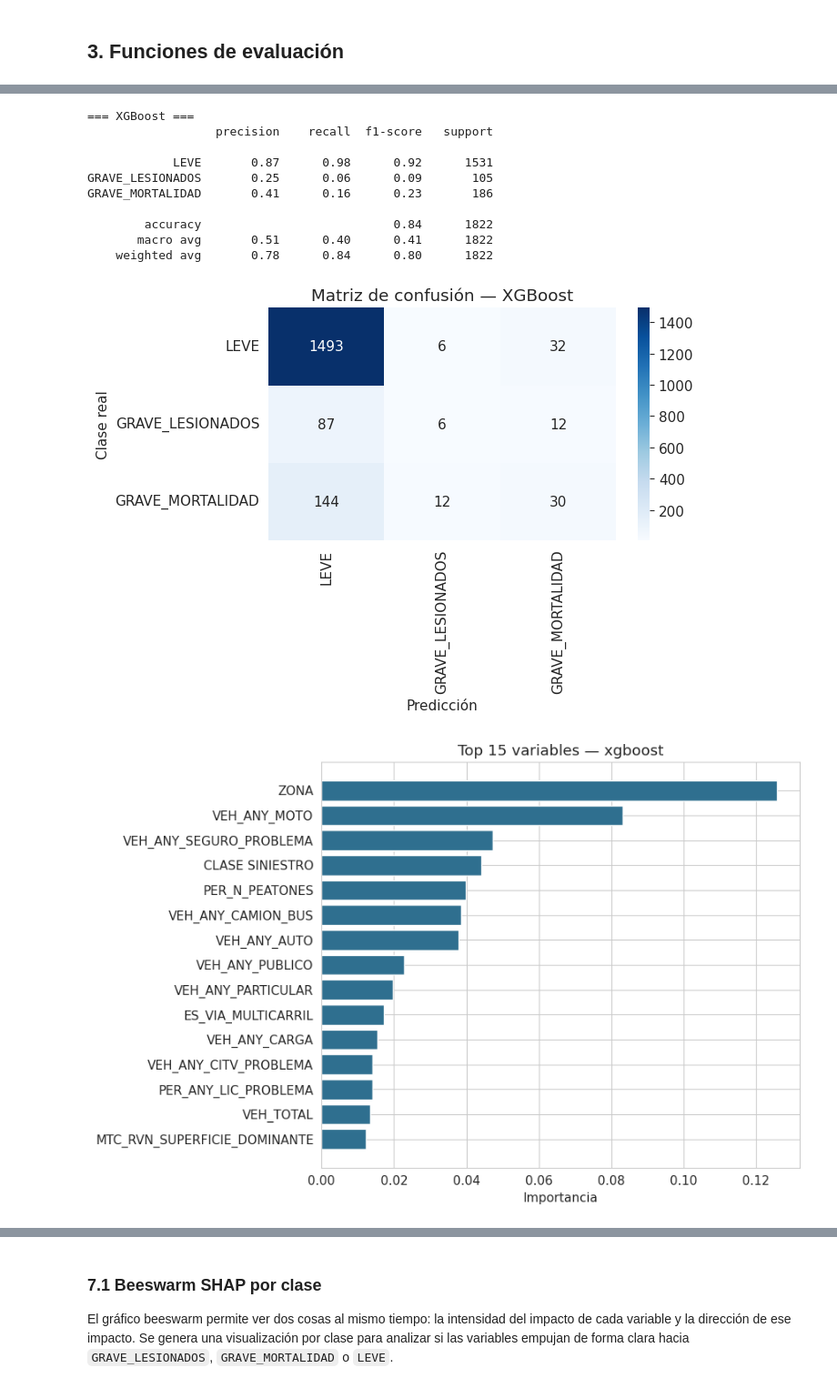
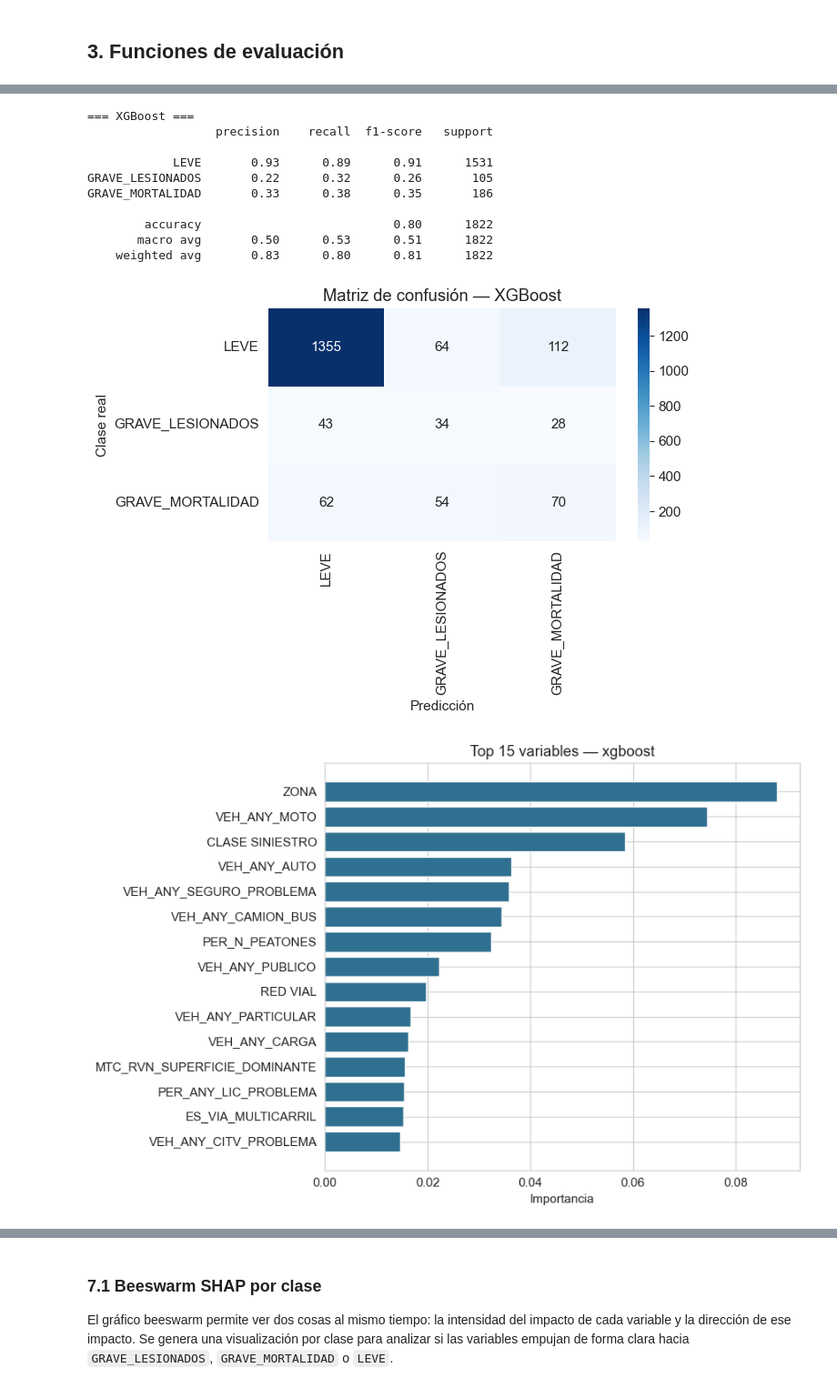
Before and after one commit to veliz-a/siniestros-fatales-peru-ml, a Jupyter notebook: notebooks/04_modelado_supervisado.ipynb, the cells around one changed output, grey strips where cells are left out. Shown at 91% size. Saved outputs shown, nothing was run; the diff lists cells and outputs as text; code cells hidden in the pictures.

```diff
--- a/notebooks/04_modelado_supervisado.ipynb
+++ b/notebooks/04_modelado_supervisado.ipynb
@@ -18,6 +18,7 @@ import numpy as np
 import pandas as pd
 import seaborn as sns
 
+from sklearn.base import clone
 from sklearn.ensemble import RandomForestClassifier
 from sklearn.metrics import (
     accuracy_score,
@@ -26,7 +27,8 @@ from sklearn.metrics import (
     precision_recall_fscore_support,
     roc_auc_score,
 )
-from sklearn.model_selection import train_test_split
+from sklearn.model_selection import GridSearchCV, RandomizedSearchCV, StratifiedKFold, train_test_split
+from sklearn.utils.class_weight import compute_sample_weight
 
 warnings.filterwarnings('ignore')
 sns.set_style('whitegrid')
@@ -47,6 +49,13 @@ except ImportError:
     SHAP_DISPONIBLE = False
     print('SHAP no está instalado. Ejecutar: pip install shap')
 
+try:
+    import optuna
+    OPTUNA_DISPONIBLE = True
+except ImportError:
+    OPTUNA_DISPONIBLE = False
+    print('Optuna no está instalado. Ejecutar: pip install optuna')
+
 ROOT = Path.cwd().resolve()
 if ROOT.name == 'notebooks':
     ROOT = ROOT.parent
@@ -248,16 +651,13 @@ def guardar_importancias(nombre_modelo, modelo, columnas):
 # %%
 rf = RandomForestClassifier(
-    n_estimators=300,
-    max_depth=None,
-    min_samples_split=5,
-    min_samples_leaf=2,
     random_state=RANDOM_STATE,
     n_jobs=-1,
+    **rf_parametros_finales,
 )
 
 rf.fit(X_train, y_train)
 metricas_rf, y_pred_rf, y_proba_rf = evaluar_modelo('Random Forest', rf, X_test, y_test)
-guardar_matriz_confusion('confusion_random_forest.png', y_test, y_pred_rf, 'Matriz de confusión — Random Forest')
+cm_rf = guardar_matriz_confusion('confusion_random_forest.png', y_test, y_pred_rf, 'Matriz de confusión — Random Forest')
 importancias_rf = guardar_importancias('random_forest', rf, X_train.columns)
 # %% [output]
 === Random Forest ===
@@ -277,42 +679,33 @@ GRAVE_MORTALIDAD       0.46      0.15      0.23       186
 # %%
 modelos = {'Random Forest': rf}
 metricas = [metricas_rf]
 
-if XGBOOST_DISPONIBLE:
-    xgb = XGBClassifier(
-        n_estimators=300,
-        max_depth=6,
-        learning_rate=0.05,
-        subsample=0.8,
-        colsample_bytree=0.8,
-        objective='multi:softprob',
-        eval_metric='mlogloss',
-        random_state=RANDOM_STATE,
-        n_jobs=-1,
-    )
-    xgb.fit(X_train, y_train)
+if XGBOOST_DISPONIBLE and xgb_parametros_finales is not None:
+    xgb = XGBClassifier(**xgb_parametros_finales)
+    xgb.fit(X_train, y_train, sample_weight=sample_weight_train)
     metricas_xgb, y_pred_xgb, y_proba_xgb = evaluar_modelo('XGBoost', xgb, X_test, y_test)
-    guardar_matriz_confusion('confusion_xgboost.png', y_test, y_pred_xgb, 'Matriz de confusión — XGBoost')
+    cm_xgb = guardar_matriz_confusion('confusion_xgboost.png', y_test, y_pred_xgb, 'Matriz de confusión — XGBoost')
     importancias_xgb = guardar_importancias('xgboost', xgb, X_train.columns)
     modelos['XGBoost'] = xgb
     metricas.append(metricas_xgb)
 else:
     xgb = None
     importancias_xgb = None
+    cm_xgb = None
     print('Se omite XGBoost porque no está instalado.')
 # %% [output]
 === XGBoost ===
                   precision    recall  f1-score   support
 
-            LEVE       0.87      0.98      0.92      1531
-GRAVE_LESIONADOS       0.25      0.06      0.09       105
-GRAVE_MORTALIDAD       0.41      0.16      0.23       186
+            LEVE       0.93      0.89      0.91      1531
+GRAVE_LESIONADOS       0.22      0.32      0.26       105
+GRAVE_MORTALIDAD       0.33      0.38      0.35       186
 
-        accuracy                           0.84      1822
-       macro avg       0.51      0.40      0.41      1822
-    weighted avg       0.78      0.84      0.80      1822
+        accuracy                           0.80      1822
+       macro avg       0.50      0.53      0.51      1822
+    weighted avg       0.83      0.80      0.81      1822
-[figure, old version]
+[figure, new version]
-[figure, old version]
+[figure, new version]
 # %% [markdown]
 ## 6. Comparación de modelos
 
```
Also changed, not shown: parts of 22 cells of this notebook, 22 other files.
